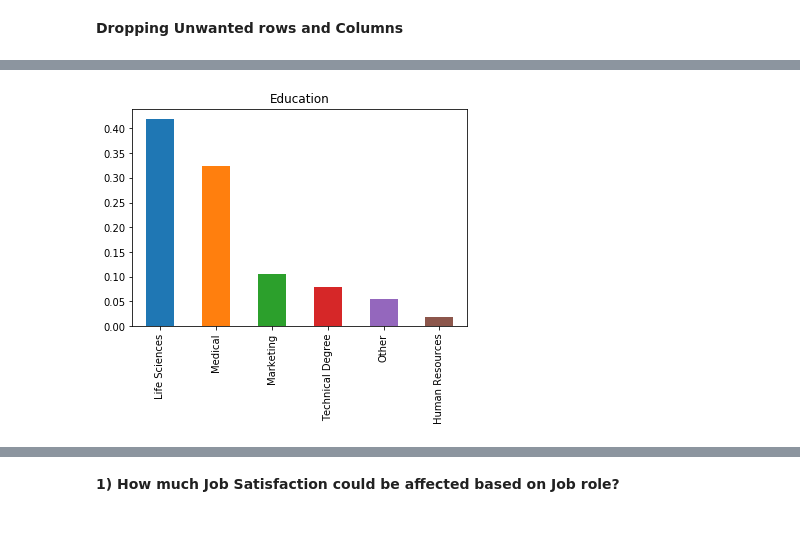
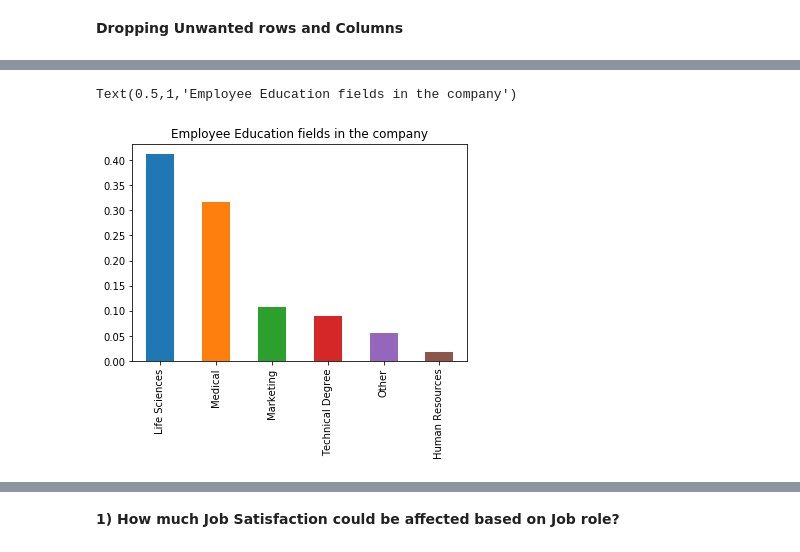
Before and after one commit to esridhar126/write-a-blog-p1, a Jupyter notebook: HR analytics_blog_work.ipynb, the cells around one changed output, grey strips where cells are left out. Cells and saved outputs as stored; diff of their text form; code cells hidden in the pictures.

```diff
--- a/HR analytics_blog_work.ipynb
+++ b/HR analytics_blog_work.ipynb
@@ -187,13 +195,14 @@ plt.title("Departments in the company");
-# %%
-Education_fields = df1.EducationField.value_counts()#Provide a pandas series of the counts for each FormalEducation status
-
-# The below should be a bar chart of the proportion of individuals in your ed_vals
-# if it is set up correctly.
-
-(Education_fields/df1.shape[0]).plot(kind="bar");
-plt.title("Education");
-# %% [output]
-[figure, removed]
+# %%
+def edu_plot(edu):
+    Education = edu/df1.shape[0]
+
+    (Education).plot(kind="bar");
+    eduu = plt.title("Employee Education fields in the company");
+    return eduu
+edu_plot(df1.EducationField.value_counts())
+# %% [output]
+Text(0.5,1,'Employee Education fields in the company')
+[figure, added]
 # %%
 #groupby the importent columns such as gender, education field and monthly income
 
```
Also changed, not shown: parts of 19 cells of this notebook.
